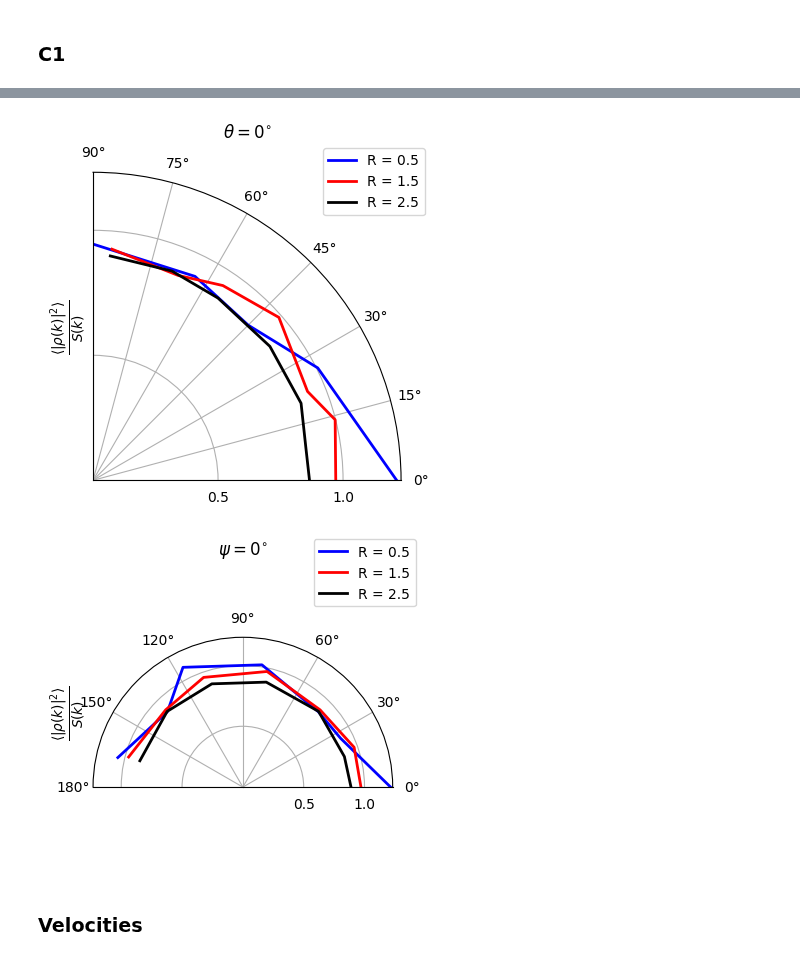
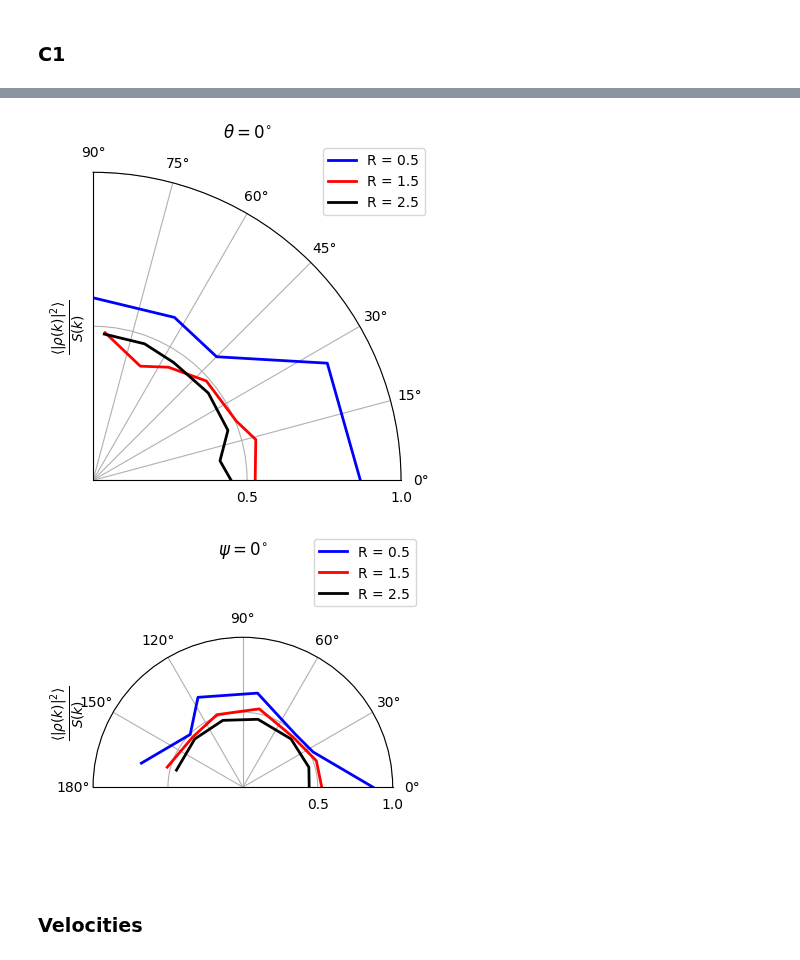
Before and after one commit to uschille/LBMeX, a Jupyter notebook: src_lbm/binary/analysis.ipynb, the cells around one changed output, grey strips where cells are left out. Cells and saved outputs as stored; diff of their text form; code cells hidden in the pictures.

```diff
--- a/src_lbm/binary/analysis.ipynb
+++ b/src_lbm/binary/analysis.ipynb
@@ -162,7 +162,8 @@ def cs2k(kx, ky, kz, density, C0):
     return out
 
 def mu_c(density, C0):
-    return T*density/(C0*(density - C0)) - 2*Lambda/density
+    # return (-T*density*np.log((density - C0)/C0) - Lambda*(2.*C0 - density))/(2.*density)
+    return 0.5*(T*density/(C0*(density - C0)) - 2*Lambda/density)
 
 def mu_ck(kx, ky, kz, density, C0):
     ref_state = mu_c(density, C0)
@@ -454,37 +455,37 @@ for d in data:
     ax1 = tax
     ax2 = pax
     for i, r in enumerate(radii):
-        t, p, sf = radial_equilibration(d, rho_data, C1_data, radius = r, func=rho_scale, scale_factor = scale_factor)
+        t, p, sf = radial_equilibration(d, rho_data, C1_data, radius = r, func=rho_scale, scale_factor = scale_factor, cs = False)
 
         idxs = np.isclose(np.abs(t), t_angle/180*np.pi, atol = np.pi/L)
         angles = np.abs(p)[idxs]
         segment = sf[idxs]
         angles, segment =  make_bins(angles, binsize, to_bin2 = segment)
         ax1.plot(angles, segment, color = colors[i], label = f"R = {r}",lw = 2)
 
         idxs = np.isclose(np.abs(p), p_angle/180*np.pi, atol = np.pi/L)
         angles = np.abs(t)[idxs]
         segment = sf[idxs]
         angles, segment =  make_bins(angles, binsize, to_bin2 = segment)
         ax2.plot(angles, segment, color = colors[i], label = f"R = {r}",lw = 2)
 
 
     ax1.set_rticks([0.5, 1.0])
     ax1.set_thetalim([0, np.pi/2])
     ax1.set_ylabel(r"$\frac{ \langle | \rho(k) | ^2 \rangle }{S(k)}$", fontsize = 14)
     ax1.legend(loc = 'upper right', bbox_to_anchor=(1.1, 1.1), fancybox=True)
     ax1.set_title(r"$\theta = {{{0}}}^{{\circ}}$".format(t_angle))
 
     ax2.set_rticks([0.5, 1.0])
     ax2.set_thetalim([0, np.pi])
     ax2.set_ylabel(r"$\frac{ \langle | \rho(k) | ^2 \rangle }{S(k)}$", fontsize = 14)
     ax2.legend(loc = 'upper right', bbox_to_anchor=(1.1, 1.1), fancybox=True)
     ax2.set_title(r"$\psi = {{{0}}}^{{\circ}}$".format(p_angle))
 
 fig.tight_layout()
 # %% [output]
-[figure, old version]
+[figure, new version]
-[figure, old version]
+[figure, new version]
 # %% [markdown]
 ### Velocities
 # %%
```
Also changed, not shown: parts of 7 cells of this notebook, 6 other files.
